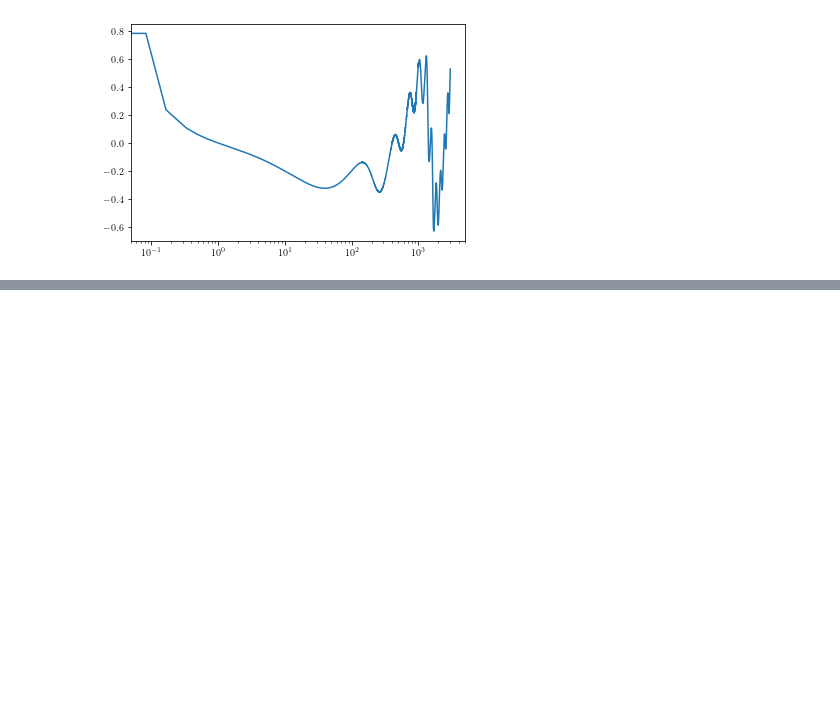
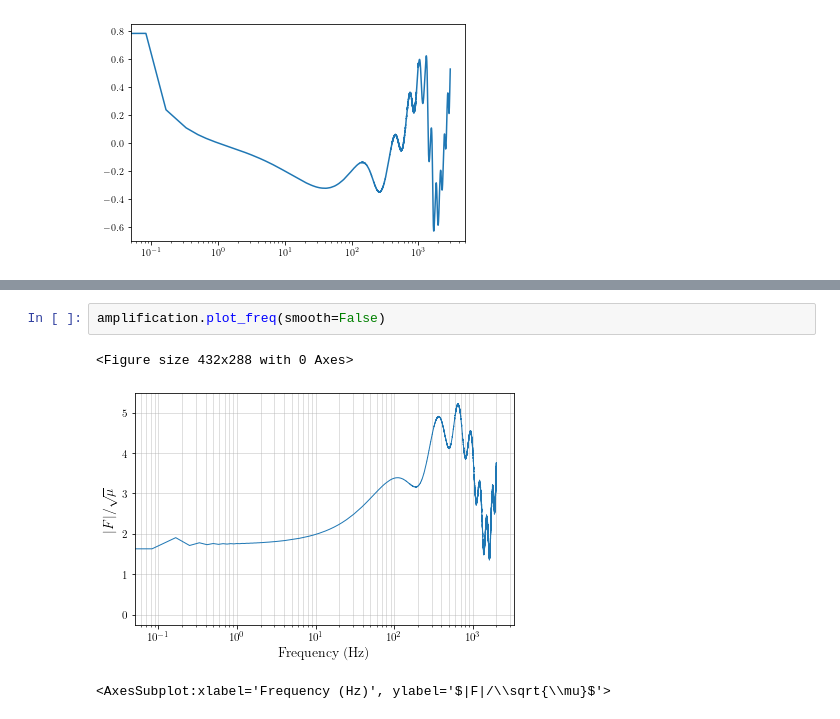
Before and after one commit to manchunyeung/wolensing, a Jupyter notebook: examples/embedded_lens.ipynb, the cells around one changed output, grey strips where cells are left out. Saved outputs shown, nothing was run; the diff lists cells and outputs as text; blank space fills up the shorter version.

```diff
--- a/examples/embedded_lens.ipynb
+++ b/examples/embedded_lens.ipynb
@@ -240,0 +256,6 @@ plt.semilogx(fullfs, np.angle(fullFws))
+# %%
+amplification.plot_freq(smooth=False)
+# %% [output]
+<Figure size 432x288 with 0 Axes>
+[figure, added]
+<AxesSubplot:xlabel='Frequency (Hz)', ylabel='$|F|/\\sqrt{\\mu}$'>
```
Also changed, not shown: parts of 9 cells of this notebook, 2 other files.
